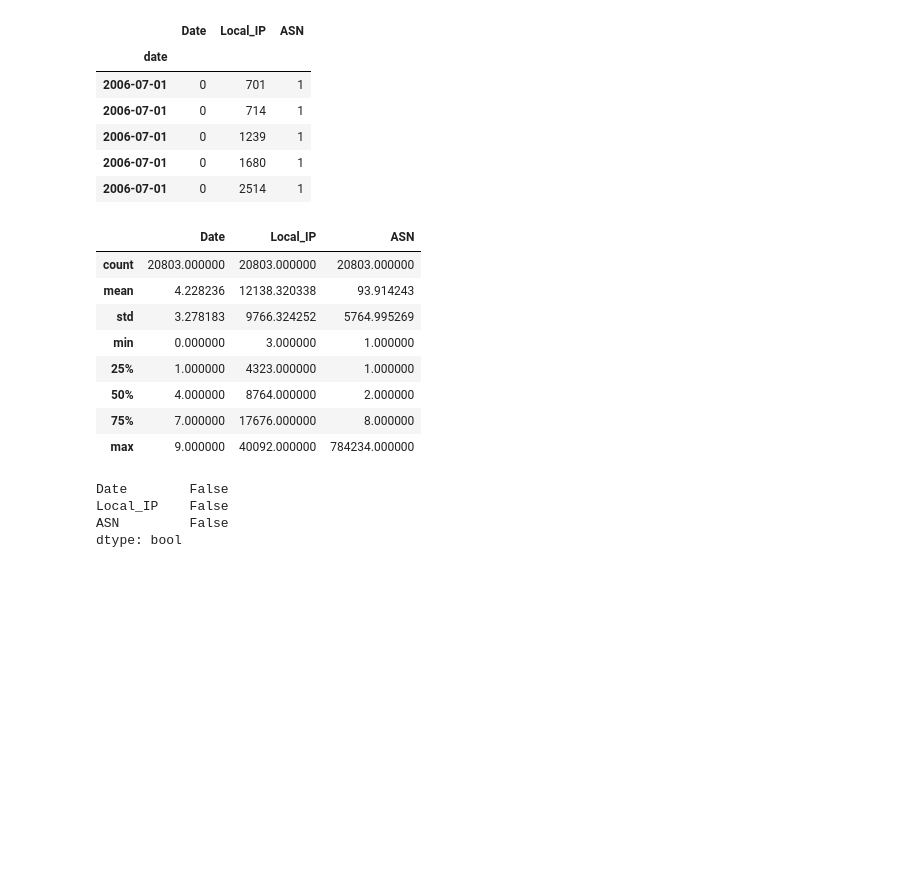
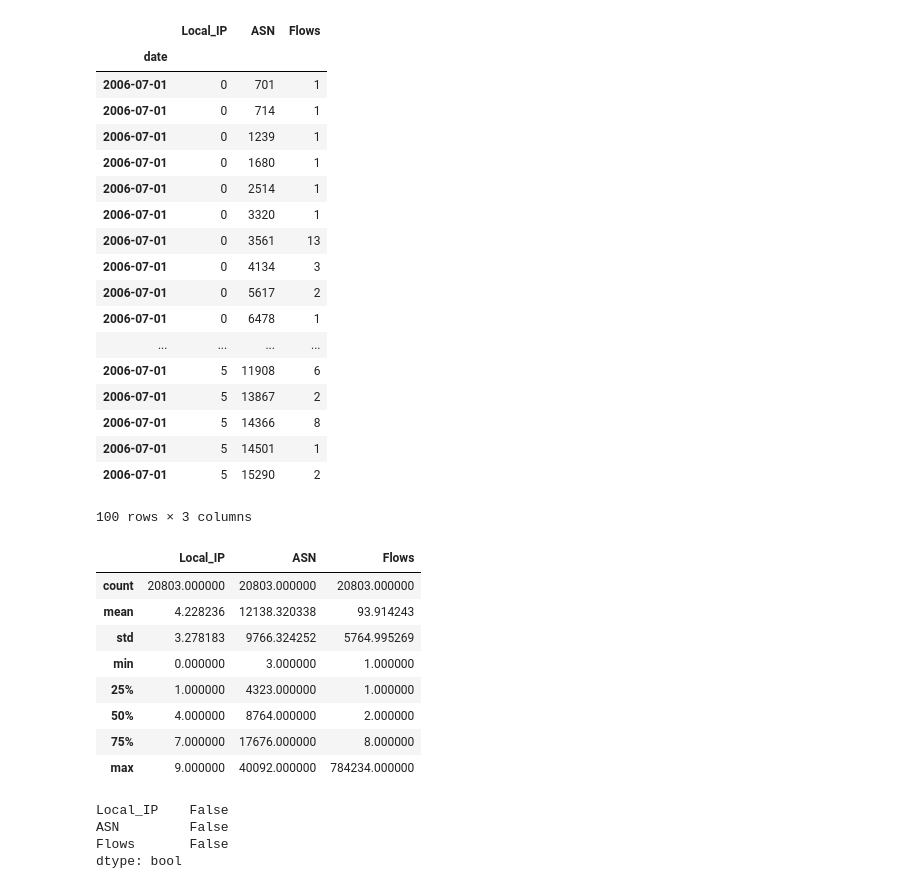
Before and after one commit to astarr8181/bot_net, a Jupyter notebook: bot_net_explore.ipynb, the cells around one changed output. Drawn from its saved outputs; the diff is of its cells as text; code cells hidden in the pictures; blank space fills up the shorter version.

```diff
--- a/bot_net_explore.ipynb
+++ b/bot_net_explore.ipynb
@@ -16,20 +16,32 @@ Data_name = 'bot_net.csv'
 Path_to_Data = os.path.join(Data_root, Data_name)
 # %%
 df = pd.DataFrame.from_csv(Path_to_Data)
-df.columns = ['Date', 'Local_IP', 'ASN']
-df.head()
+df.columns = ['Local_IP', 'ASN', 'Flows']
+df.head(100)
 # %% [output]
-|  | Date | Local_IP | ASN |
+|  | Local_IP | ASN | Flows |
 | date |  |  |  |
 | 2006-07-01 | 0 | 701 | 1 |
 | 2006-07-01 | 0 | 714 | 1 |
 | 2006-07-01 | 0 | 1239 | 1 |
 | 2006-07-01 | 0 | 1680 | 1 |
 | 2006-07-01 | 0 | 2514 | 1 |
+| 2006-07-01 | 0 | 3320 | 1 |
+| 2006-07-01 | 0 | 3561 | 13 |
+| 2006-07-01 | 0 | 4134 | 3 |
+| 2006-07-01 | 0 | 5617 | 2 |
+| 2006-07-01 | 0 | 6478 | 1 |
+| ... | ... | ... | ... |
+| 2006-07-01 | 5 | 11908 | 6 |
+| 2006-07-01 | 5 | 13867 | 2 |
+| 2006-07-01 | 5 | 14366 | 8 |
+| 2006-07-01 | 5 | 14501 | 1 |
+| 2006-07-01 | 5 | 15290 | 2 |
+100 rows × 3 columns
 # %%
 df.describe()
 # %% [output]
-|  | Date | Local_IP | ASN |
+|  | Local_IP | ASN | Flows |
 | count | 20803.000000 | 20803.000000 | 20803.000000 |
 | mean | 4.228236 | 12138.320338 | 93.914243 |
 | std | 3.278183 | 9766.324252 | 5764.995269 |
@@ -41,7 +53,7 @@ df.describe()
 # %%
 df.isnull().any()
 # %% [output]
-Date        False
 Local_IP    False
 ASN         False
+Flows       False
 dtype: bool
```
Also changed, not shown: parts of 4 cells of this notebook.
